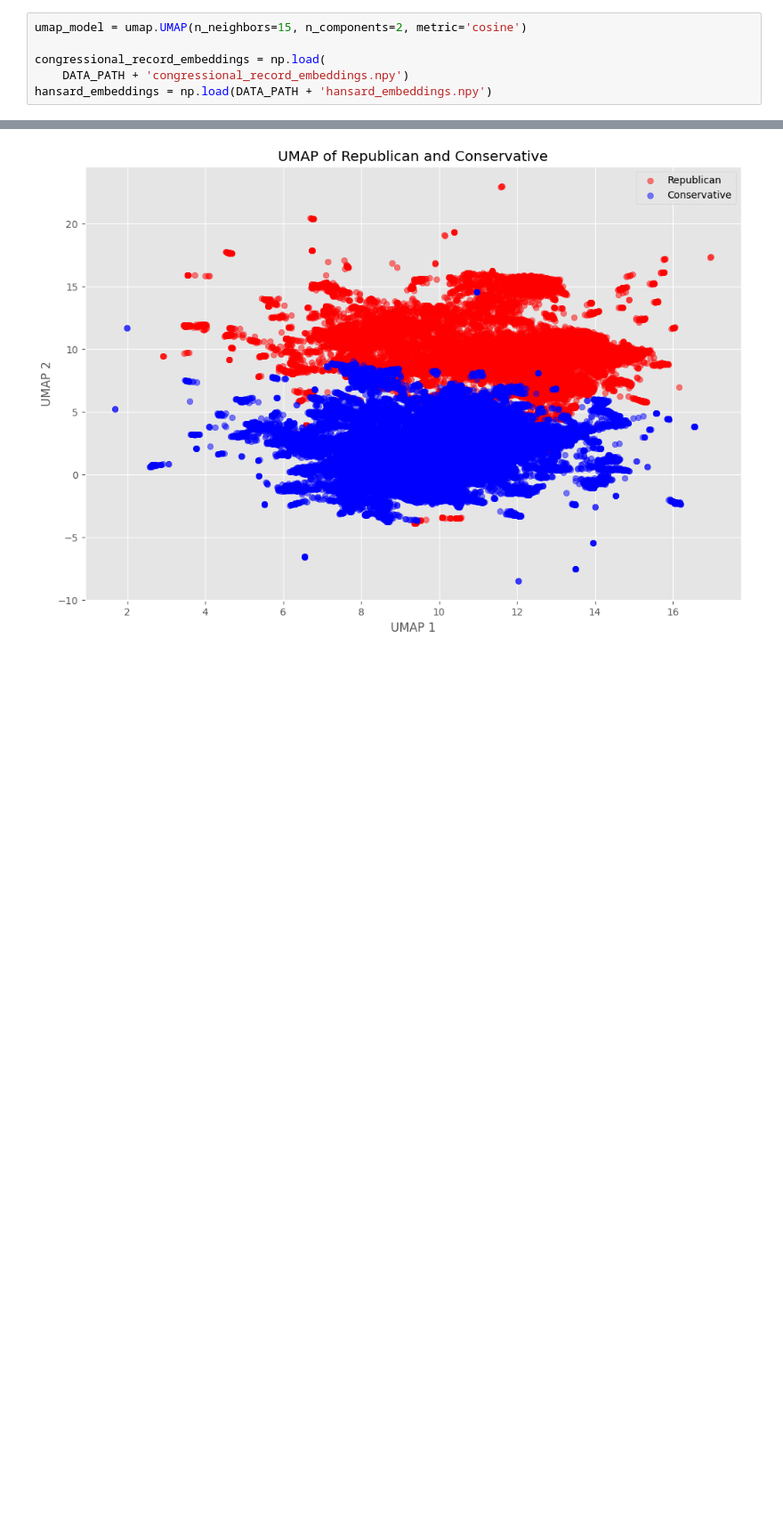
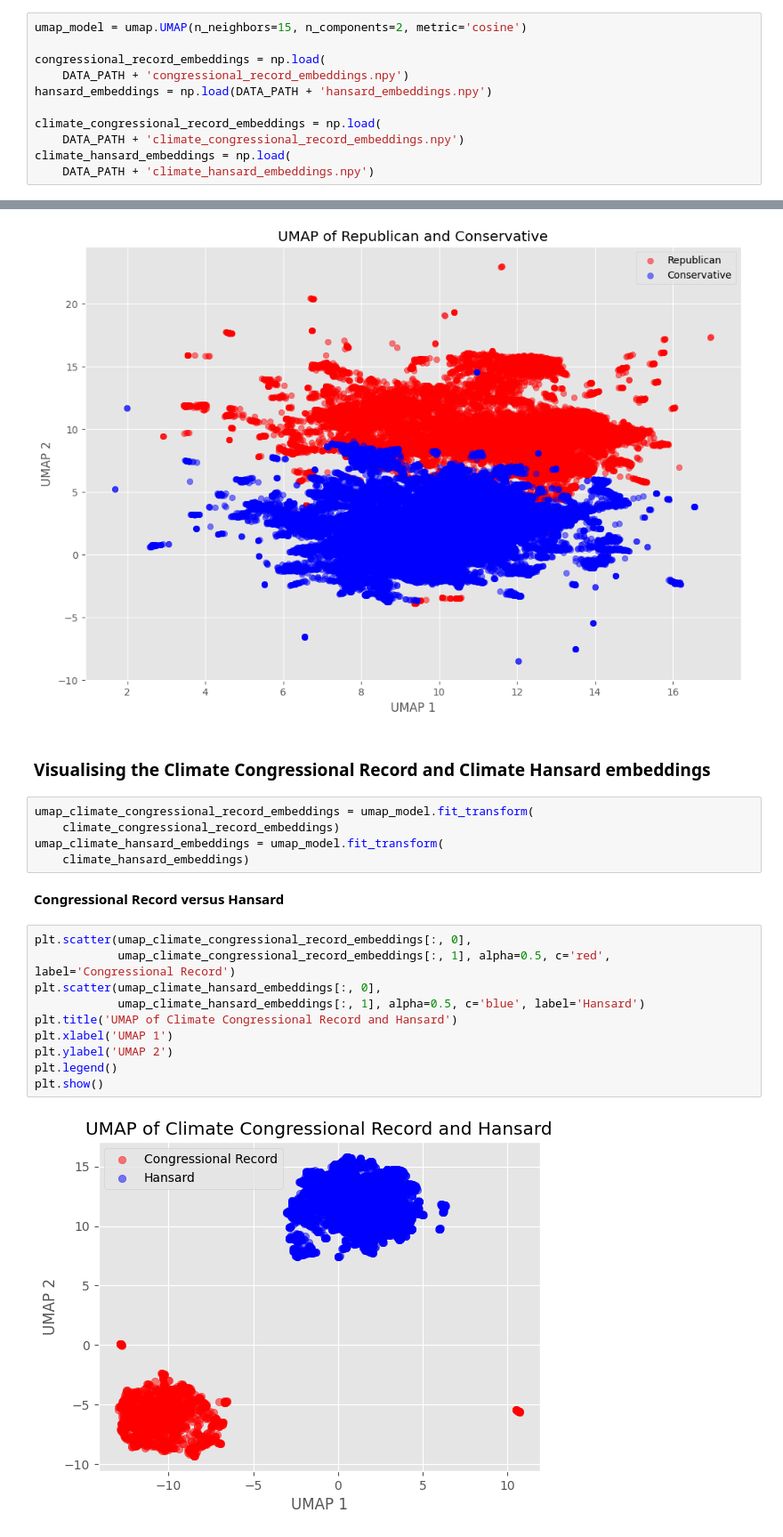
Before and after one commit to felixwallis/pir-dissertation, a Jupyter notebook: analysis/word_embeddings_analysis.ipynb, the cells around one changed output, grey strips where cells are left out. Shown at 89% size. Cells and saved outputs as stored; diff of their text form; blank space fills up the shorter version.

```diff
--- a/analysis/word_embeddings_analysis.ipynb
+++ b/analysis/word_embeddings_analysis.ipynb
@@ -85,6 +80,11 @@ umap_model = umap.UMAP(n_neighbors=15, n_components=2, metric='cosine')
 congressional_record_embeddings = np.load(
     DATA_PATH + 'congressional_record_embeddings.npy')
 hansard_embeddings = np.load(DATA_PATH + 'hansard_embeddings.npy')
+
+climate_congressional_record_embeddings = np.load(
+    DATA_PATH + 'climate_congressional_record_embeddings.npy')
+climate_hansard_embeddings = np.load(
+    DATA_PATH + 'climate_hansard_embeddings.npy')
 # %% [markdown]
 ### Visualising the Congressional Record and Hansard embeddings
 # %%
@@ -187,3 +203,24 @@ plt.legend()
 plt.show()
 # %% [output]
 [figure]
+# %% [markdown]
+### Visualising the Climate Congressional Record and Climate Hansard embeddings
+# %%
+umap_climate_congressional_record_embeddings = umap_model.fit_transform(
+    climate_congressional_record_embeddings)
+umap_climate_hansard_embeddings = umap_model.fit_transform(
+    climate_hansard_embeddings)
+# %% [markdown]
+**Congressional Record versus Hansard**
+# %%
+plt.scatter(umap_climate_congressional_record_embeddings[:, 0],
+            umap_climate_congressional_record_embeddings[:, 1], alpha=0.5, c='red', label='Congressional Record')
+plt.scatter(umap_climate_hansard_embeddings[:, 0],
+            umap_climate_hansard_embeddings[:, 1], alpha=0.5, c='blue', label='Hansard')
+plt.title('UMAP of Climate Congressional Record and Hansard')
+plt.xlabel('UMAP 1')
+plt.ylabel('UMAP 2')
+plt.legend()
+plt.show()
+# %% [output]
+[figure, added]
```
Also changed, not shown: parts of 13 cells of this notebook.
